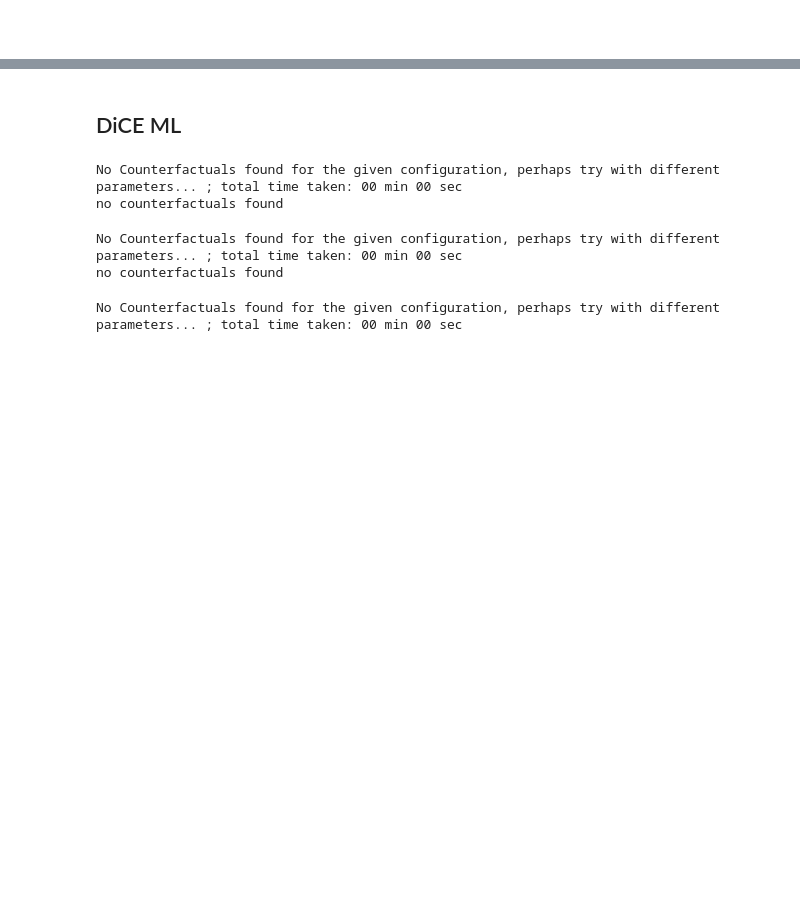
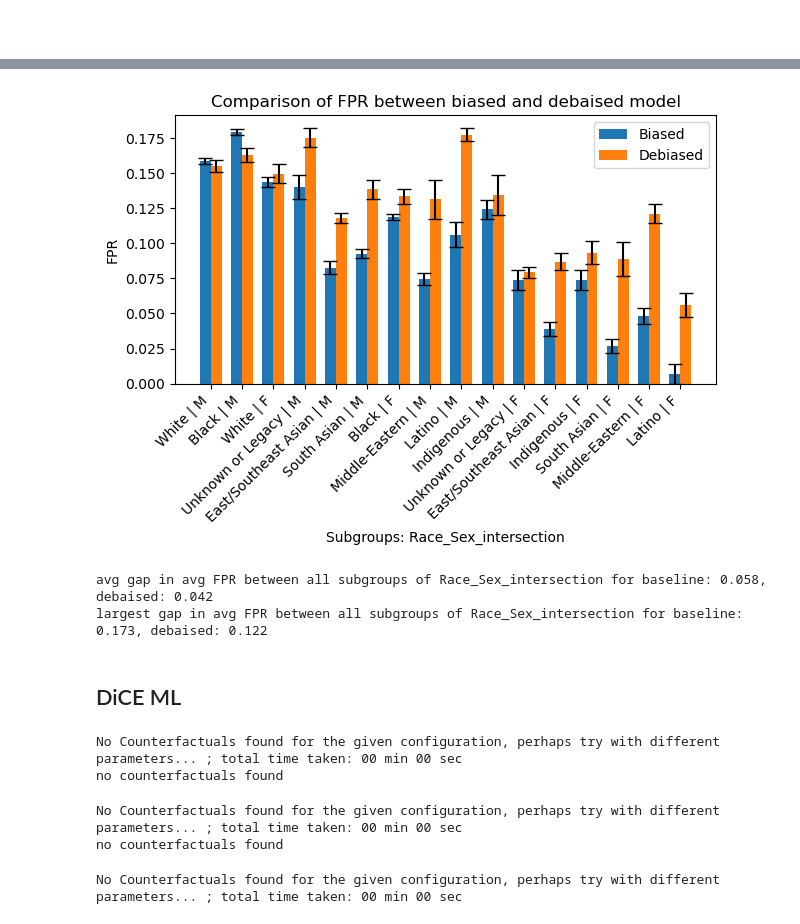
Before and after one commit to AndrewChai878/groupfairnessproject, a Jupyter notebook: group_proj_classifier_nn_baseline.ipynb, the cells around one changed output, grey strips where cells are left out. Saved outputs shown, nothing was run; the diff lists cells and outputs as text; code cells hidden in the pictures; blank space fills up the shorter version.

```diff
--- a/group_proj_classifier_nn_baseline.ipynb
+++ b/group_proj_classifier_nn_baseline.ipynb
@@ -1364,3 +1668,22 @@ Intersection-level Case 4 vs Case 5 comparison
+# %%
+plot_group_metric_errorbars(group_tables, col=protected_cols[2], metric='FPR')
+# %% [output]
+[figure, added]
+# %%
+col=protected_cols[2]
+metric='FPR'
+
+base_diffs, db_diffs = get_avgs_diffs(group_tables, col, metric)
+base_avg_gap = np.average([g[2] for g in base_diffs.values()])
+db_avg_gap = np.average([g[2] for g in db_diffs.values()])
+print(f"avg gap in avg {metric} between all subgroups of {col} for baseline: {base_avg_gap:0.3f}, debaised: {db_avg_gap:0.3f}")
+
+base_max_gap = max([g[2] for g in base_diffs.values()])
+db_max_gap = max([g[2] for g in db_diffs.values()])
+print(f"largest gap in avg {metric} between all subgroups of {col} for baseline: {base_max_gap:0.3f}, debaised: {db_max_gap:0.3f}")
+# %% [output]
+avg gap in avg FPR between all subgroups of Race_Sex_intersection for baseline: 0.058, debaised: 0.042
+largest gap in avg FPR between all subgroups of Race_Sex_intersection for baseline: 0.173, debaised: 0.122
 # %% [markdown]
 ## DiCE ML
 # %%
```
Also changed, not shown: parts of 26 cells of this notebook, 27 other files.
